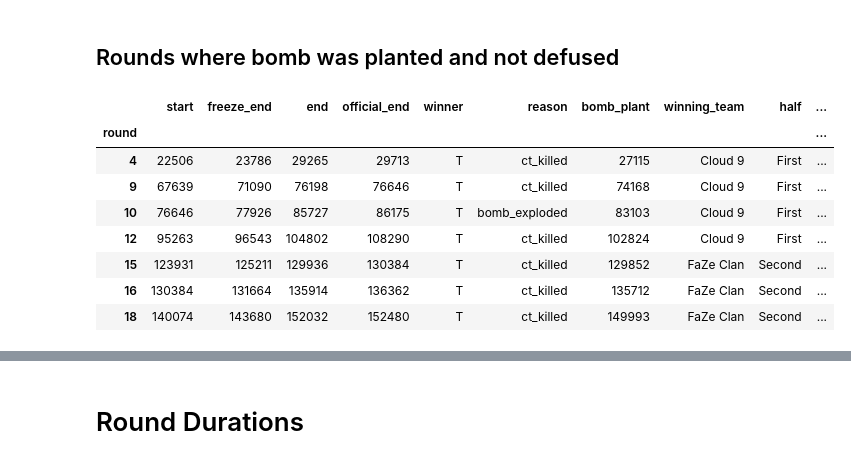
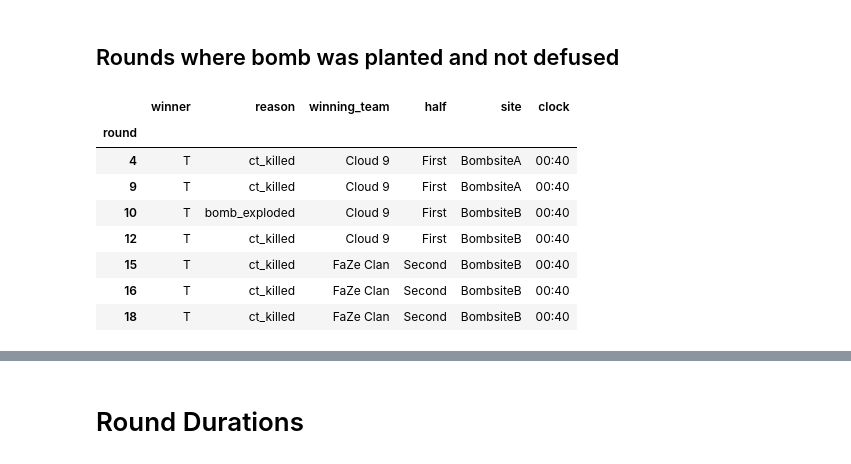
Before and after one commit to dickinsonmatt/counter-strike, a Jupyter notebook: analysis.ipynb, the cells around one changed output, grey strips where cells are left out. Saved outputs shown, nothing was run; the diff lists cells and outputs as text; code cells hidden in the pictures.

Commit message:
some comments throughout but also more indepth investigation into round 10

```diff
--- a/analysis.ipynb
+++ b/analysis.ipynb
@@ -50,12 +51,32 @@ There were 19 rounds played
 # %% [markdown]
 ## win rate of each team
 # %%
+# labelling which team was CT and T in the first / second half
+
+# obtaining the first team name and which side it was on and assigning values based on that
 if list(dem.kills[['victim_team_name', 'victim_team_clan_name']].iloc[0, :])[0] == "CT":
+
+    # first value is CT in this match
     first_half_CT = list(dem.kills[['victim_team_name', 'victim_team_clan_name']].iloc[0, :])[1]
+
+    # assign T based on CT
     first_half_T = dem.kills.loc[dem.kills['victim_team_clan_name'] != first_half_CT]['victim_team_clan_name'].iloc[0,]
 
+    # switch for second half
     second_half_CT, second_half_T = first_half_T, first_half_CT
 
+else:
+    # everything should just be flipped in the alternative case
+
+    first_half_T = list(dem.kills[['victim_team_name', 'victim_team_clan_name']].iloc[0, :])[1]
+
+    # assign T based on CT
+    first_half_CT = dem.kills.loc[dem.kills['victim_team_clan_name'] != first_half_T]['victim_team_clan_name'].iloc[0,]
+
+    # switch for second half
+    second_half_CT, second_half_T = first_half_T, first_half_CT
+
+
 print(f"CT 1st half: {first_half_CT}\n T 1st half: {first_half_T}\nCT 2nd half: {second_half_CT}\n T 2nd half: {second_half_T}")
 # %% [output]
 CT 1st half: FaZe Clan
@@ -127,18 +150,21 @@ sum_table
 # %% [markdown]
 ## Rounds where bomb was planted and not defused
 # %%
+# joining rounds with what the bomb did each round
 rounds_bomb_table = dem.rounds.set_index('round').join(dem.bomb.set_index('round'))
 
+# filtering to rounds where the bomb was actually planted
 planted_not_defused_rounds = rounds_bomb_table[(rounds_bomb_table['event'] == 'planted')]
 
-planted_not_defused_rounds[planted_not_defused_rounds['reason'] != 'bomb_defused']
+# filtering to rounds where bomb was not defused
+planted_not_defused_rounds[planted_not_defused_rounds['reason'] != 'bomb_defused'][['winner', 'reason', 'winning_team', 'half', 'site', 'clock']]
 # %% [output]
-|  | start | freeze_end | end | official_end | winner | reason | bomb_plant | winning_team | half | ... |
-| round |  |  |  |  |  |  |  |  |  | ... |
-| 4 | 22506 | 23786 | 29265 | 29713 | T | ct_killed | 27115 | Cloud 9 | First | ... |
-| 9 | 67639 | 71090 | 76198 | 76646 | T | ct_killed | 74168 | Cloud 9 | First | ... |
-| 10 | 76646 | 77926 | 85727 | 86175 | T | bomb_exploded | 83103 | Cloud 9 | First | ... |
-| 12 | 95263 | 96543 | 104802 | 108290 | T | ct_killed | 102824 | Cloud 9 | First | ... |
-| 15 | 123931 | 125211 | 129936 | 130384 | T | ct_killed | 129852 | FaZe Clan | Second | ... |
-| 16 | 130384 | 131664 | 135914 | 136362 | T | ct_killed | 135712 | FaZe Clan | Second | ... |
-| 18 | 140074 | 143680 | 152032 | 152480 | T | ct_killed | 149993 | FaZe Clan | Second | ... |
+|  | winner | reason | winning_team | half | site | clock |
+| round |  |  |  |  |  |  |
+| 4 | T | ct_killed | Cloud 9 | First | BombsiteA | 00:40 |
+| 9 | T | ct_killed | Cloud 9 | First | BombsiteA | 00:40 |
+| 10 | T | bomb_exploded | Cloud 9 | First | BombsiteB | 00:40 |
+| 12 | T | ct_killed | Cloud 9 | First | BombsiteB | 00:40 |
+| 15 | T | ct_killed | FaZe Clan | Second | BombsiteB | 00:40 |
+| 16 | T | ct_killed | FaZe Clan | Second | BombsiteB | 00:40 |
+| 18 | T | ct_killed | FaZe Clan | Second | BombsiteB | 00:40 |
```
Also changed, not shown: parts of 21 cells of this notebook.
